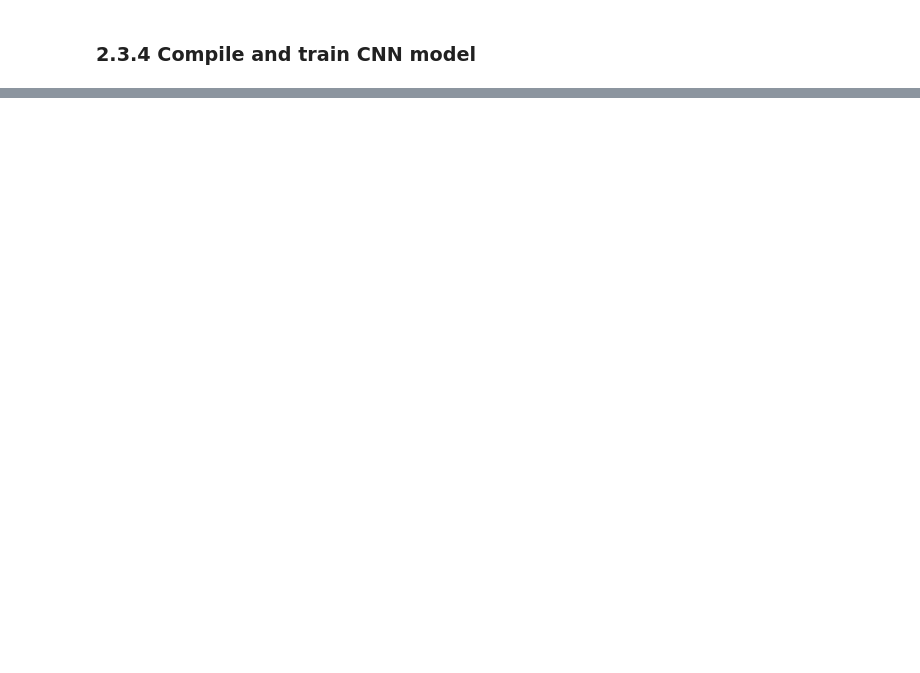
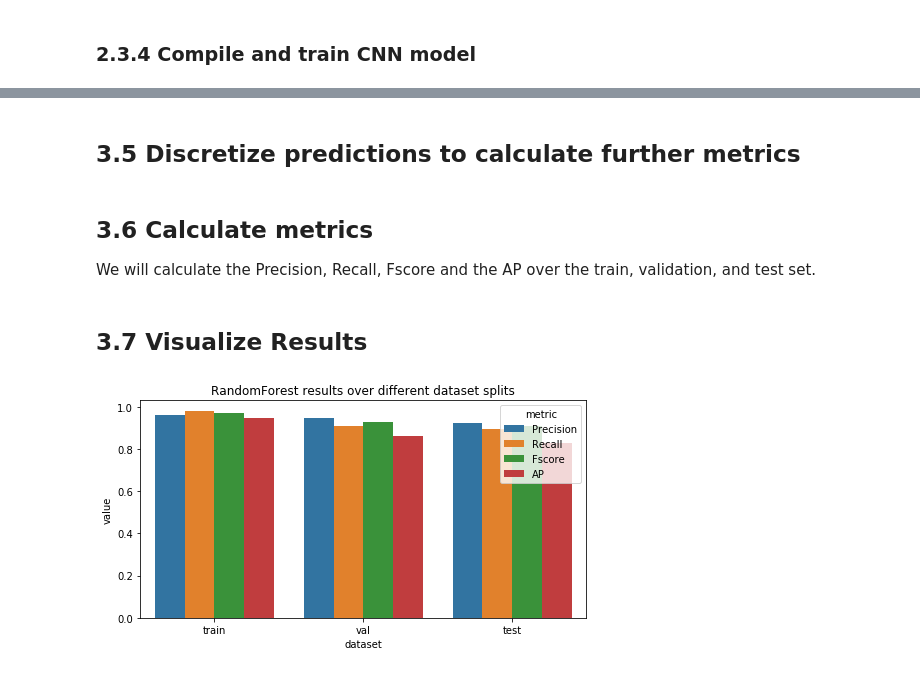
Before and after one commit to mjhof/similarity-modeling, a Jupyter notebook: notebooks/audio-based-deep-learning.ipynb, the cells around one changed output, grey strips where cells are left out. Cells and saved outputs as stored; diff of their text form; code cells hidden in the pictures; blank space fills up the shorter version.

```diff
--- a/notebooks/audio-based-deep-learning.ipynb
+++ b/notebooks/audio-based-deep-learning.ipynb
@@ -741,0 +867,8 @@ model.evaluate(dataset_val)
+# %%
+precision, recall, thresholds = precision_recall_curve(y_val_A2, y_hat_val)
+# convert to f score
+fscore = (2 * precision * recall) / (precision + recall)
+# locate the index of the largest f score
+optimal_idx = np.argmax(fscore)
+optimal_cutoff = thresholds[optimal_idx]
+print(f"Found optimal cutoff threshold at {optimal_cutoff}")
@@ -741,0 +897,2 @@ model.evaluate(dataset_val)
+# %% [markdown]
+## 3.5 Discretize predictions to calculate further metrics
@@ -741,0 +914,40 @@ model.evaluate(dataset_val)
+# %% [markdown]
+## 3.6 Calculate metrics
+We will calculate the Precision, Recall, Fscore and the AP over the train, validation, and test set.
+# %%
+# precision, recall, fscore
+prf = {}
+prf["train"] = precision_recall_fscore_support(y_train_A2, y_hat_train_discrete, average="binary")
+prf["val"] = precision_recall_fscore_support(y_val_A2, y_hat_val_discrete, average="binary")
+prf["test"] = precision_recall_fscore_support(y_test_A2, y_hat_test_discrete, average="binary")
+
+# average precision
+ap = {}
+ap["train"] = average_precision_score(y_train_A2, y_hat_train_discrete)
+ap["val"] = average_precision_score(y_val_A2, y_hat_val_discrete)
+ap["test"] = average_precision_score(y_test_A2, y_hat_test_discrete)
+# %% [markdown]
+## 3.7 Visualize Results
+# %%
+# make dataframe
+res_holder = []
+for ds in ["train", "val", "test"]:
+    precision = {"dataset": ds, "metric": "Precision", "value": prf[ds][0]}
+    recall = {"dataset": ds, "metric": "Recall", "value": prf[ds][1]}
+    fscore = {"dataset": ds, "metric": "Fscore", "value": prf[ds][2]}
+    avg_precision = {"dataset": ds, "metric": "AP", "value": ap[ds]}
+    res_holder.append(precision)
+    res_holder.append(recall)
+    res_holder.append(fscore)
+    res_holder.append(avg_precision)
+
+res_df = pd.DataFrame(res_holder)
+
+# plot
+fig, ax = plt.subplots(figsize=(8, 4))
+g = sns.barplot(data=res_df, x="dataset", y="value", hue="metric", ax=ax).set(
+    title="RandomForest results over different dataset splits"
+)
+plt.show()
+# %% [output]
+[figure, added]
```
Also changed, not shown: parts of 33 cells of this notebook, 2 other files.
